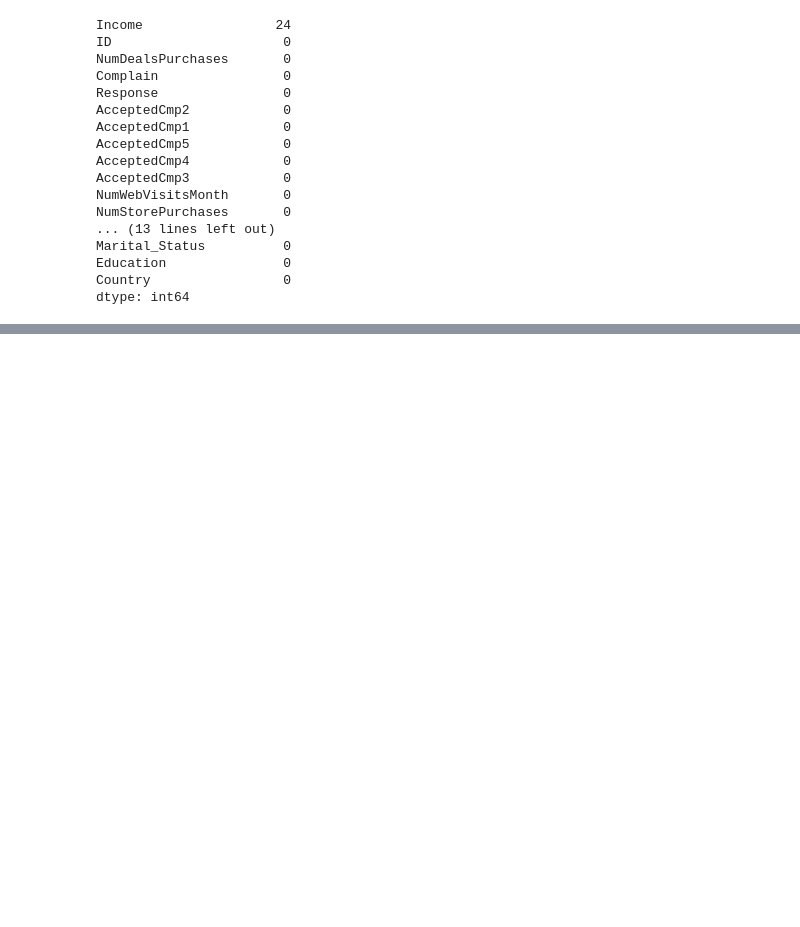
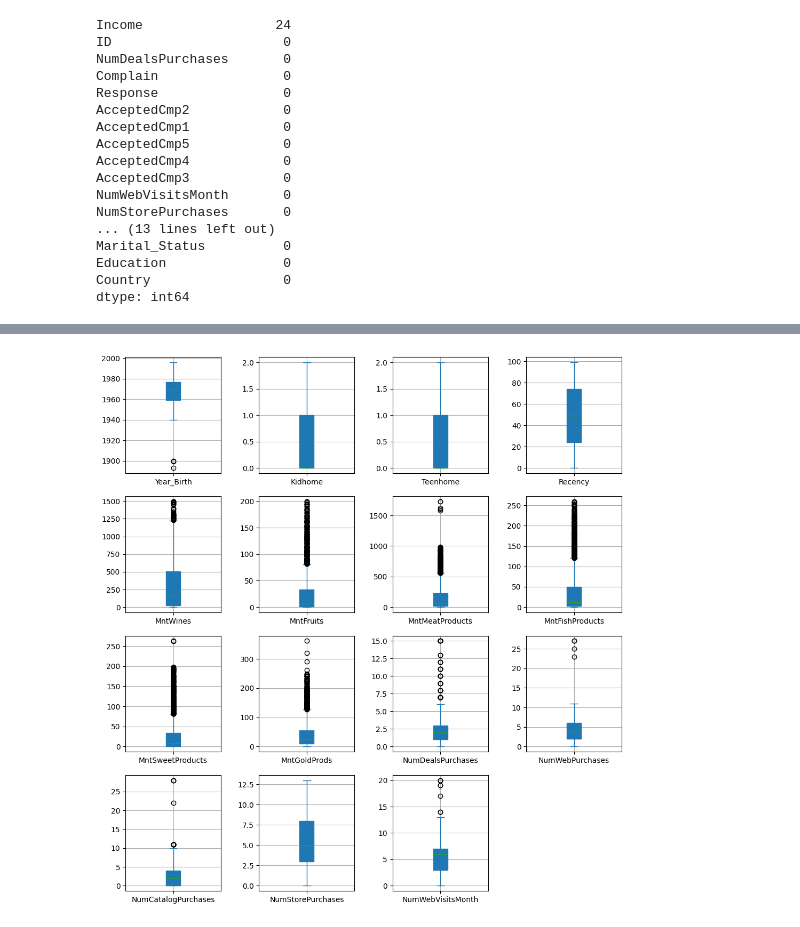
Before and after one commit to hammariheb/Marketing_analysis, a Jupyter notebook: markets_data.ipynb, the cells around one changed output, grey strips where cells are left out. Drawn from its saved outputs; the diff is of its cells as text; code cells hidden in the pictures; blank space fills up the shorter version.

```diff
--- a/markets_data.ipynb
+++ b/markets_data.ipynb
@@ -154,2 +197,9 @@ df['Income'].plot(kind='box', figsize=(8,6) ,patch_artist=True)
 # %%
 df['Income']=df['Income'].fillna(df['Income'].median)
+# %%
+df_to_plot=df.drop(columns=['ID', 'AcceptedCmp1', 'AcceptedCmp2', 'AcceptedCmp3', 'AcceptedCmp4', 'AcceptedCmp5', 'Response', 'Complain']).select_dtypes(include=np.number)
+
+df_to_plot.plot(kind='box',subplots=True, figsize=(12,13), layout=(4,4), patch_artist=True, grid=True)
+plt.subplots_adjust(wspace=0.4)
+# %% [output]
+[figure, added]
```
Also changed, not shown: parts of 16 cells of this notebook.
